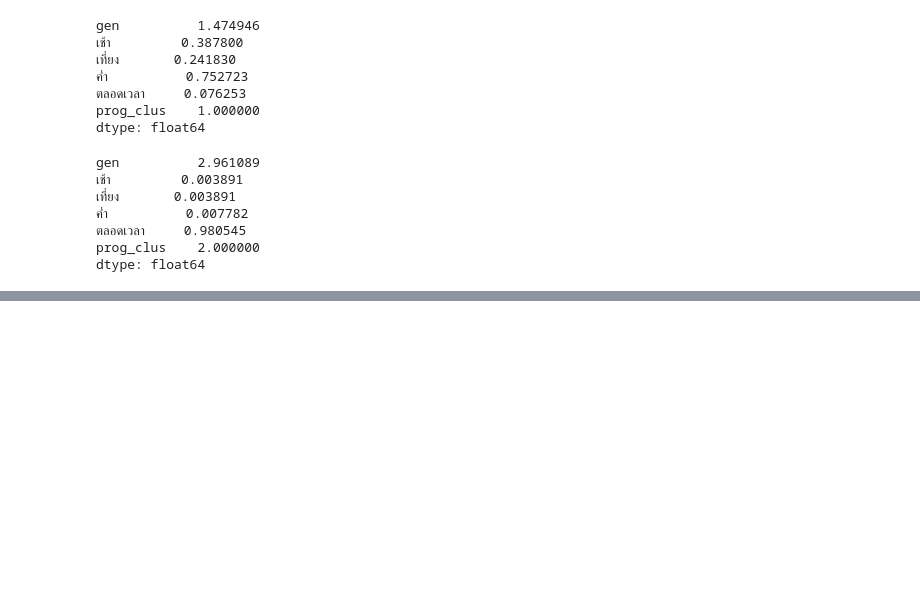
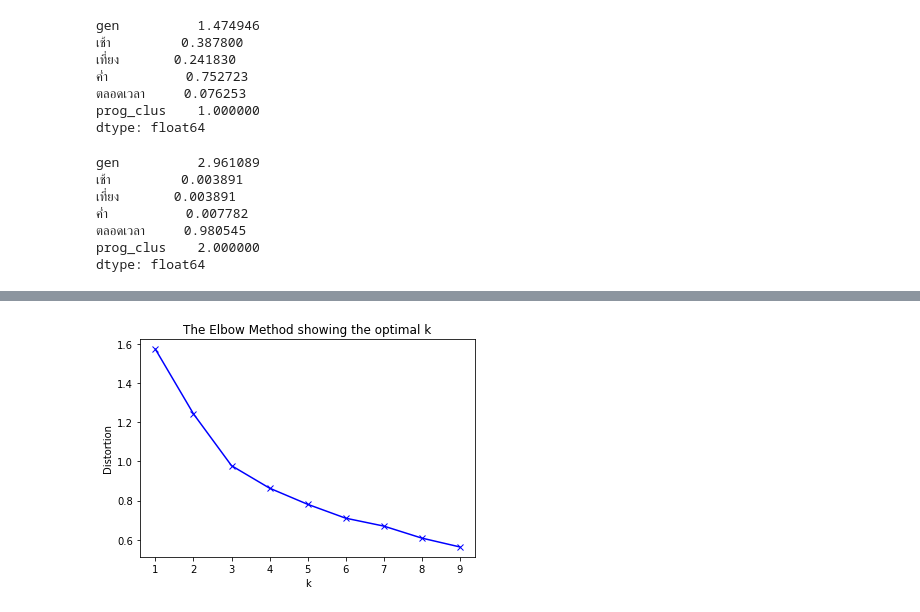
Before and after one commit to tutalae/DSE4, a Jupyter notebook: Project_1_DSE4_Data_Analytic_Cleaned_data_V0.ipynb, the cells around one changed output, grey strips where cells are left out. Drawn from its saved outputs; the diff is of its cells as text; code cells hidden in the pictures; blank space fills up the shorter version.

```diff
--- a/Project_1_DSE4_Data_Analytic_Cleaned_data_V0.ipynb
+++ b/Project_1_DSE4_Data_Analytic_Cleaned_data_V0.ipynb
@@ -589,0 +597,6 @@ dtype: float64
+# %%
+DF_spend_time = pd.DataFrame()
+DF_spend_time["time"] = DF_main["l11ท่านติดตามข่าวทางเครื่องรับโทรทัศน์ โดยรวมเฉลี่ยต่อวันเป็นระยะเวลาเท่าใด"]
+DF_spend_time = DF_spend_time.set_index(periodxgen["gen"])
+DF_spend_time.reset_index(inplace=True)
+DF_spend_time.head()
@@ -589,0 +610,23 @@ dtype: float64
+# %%
+# try with 10 different values of k to find the best one
+Ks = 10
+distortions = []
+
+for k in range(1, Ks):
+
+    # run k-means clustering
+    kmeans = KMeans(n_clusters=k, random_state=0).fit(DF_spend_time)
+
+    # find the distortion w.r.t each k
+    distortions.append(
+        sum(np.min(cdist(DF_spend_time, kmeans.cluster_centers_, 'euclidean'), axis=1))
+        / periodxgen.shape[0]
+    )
+
+plt.plot(range(1, Ks), distortions, 'bx-')
+plt.xlabel('k')
+plt.ylabel('Distortion')
+plt.title('The Elbow Method showing the optimal k')
+plt.show()
+# %% [output]
+[figure, added]
```
Also changed, not shown: parts of 9 cells of this notebook.
